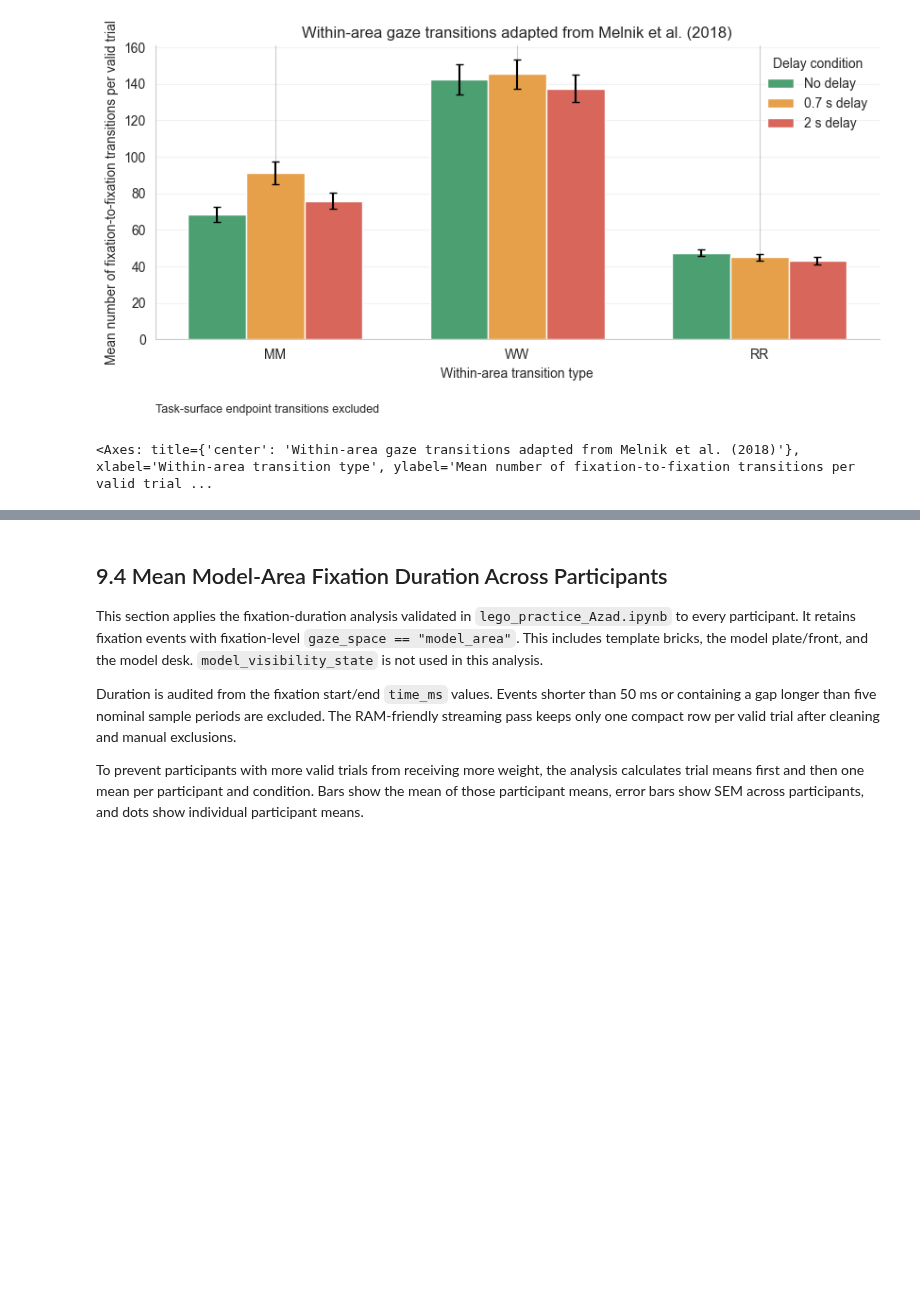
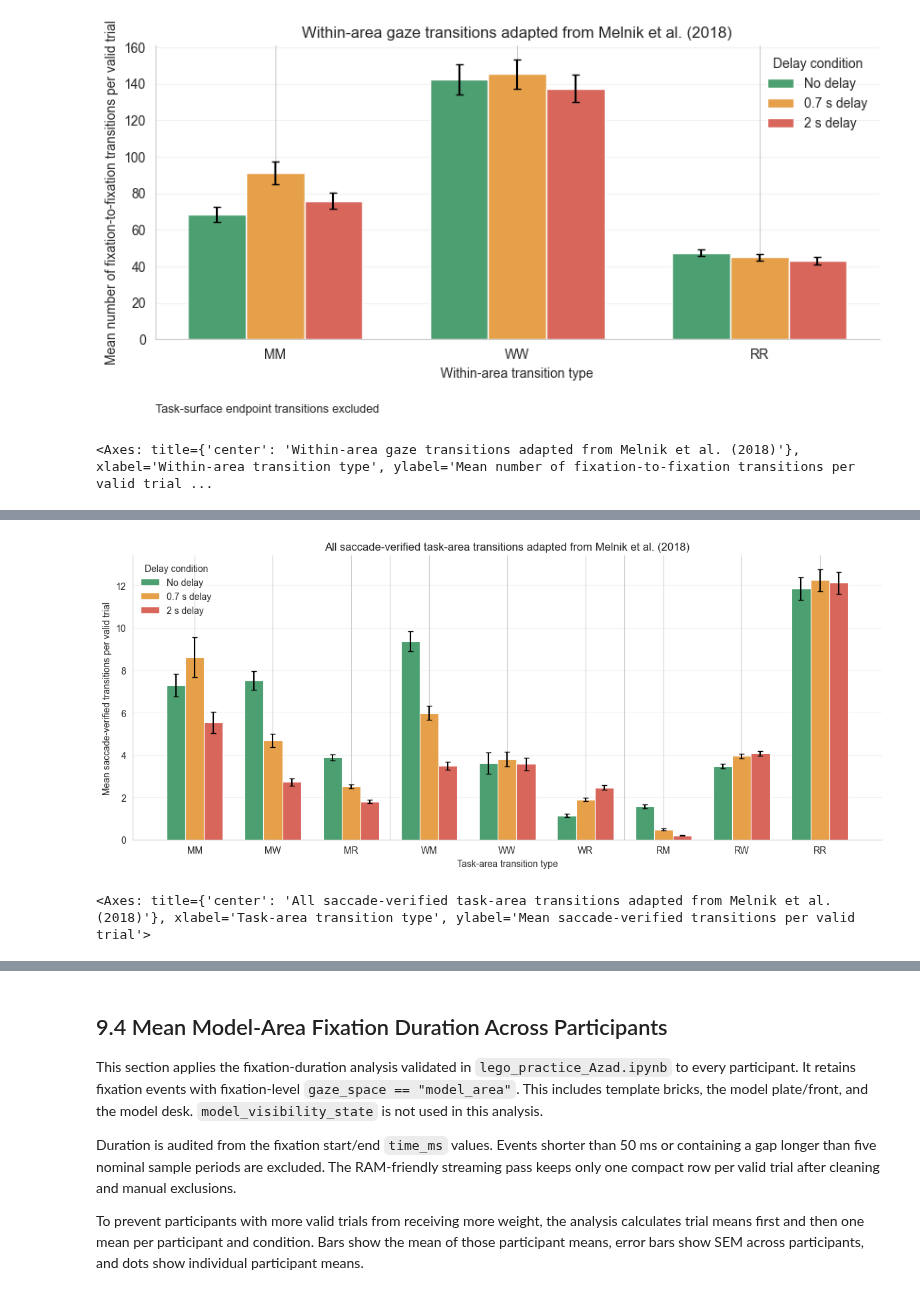
Before and after one commit to JohnMadrid/lego-vr-analysis, a Jupyter notebook: eye-classification/notebooks/practice.ipynb, the cells around one changed output, grey strips where cells are left out. Cells and saved outputs as stored; diff of their text form; code cells hidden in the pictures; blank space fills up the shorter version.

```diff
--- a/eye-classification/notebooks/practice.ipynb
+++ b/eye-classification/notebooks/practice.ipynb
@@ -1619 +2085,69 @@ SEM transitions per valid trial:
+# %%
+SACCADE_VERIFIED_ALL_TYPES = [
+    "MM", "MW", "MR",
+    "WM", "WW", "WR",
+    "RM", "RW", "RR",
+]
+
+
+def plot_all_saccade_verified_task_transitions(
+    summary,
+    transition_types=SACCADE_VERIFIED_ALL_TYPES,
+):
+    """Plot all corrected transition types in Model, Work, Resource origin order."""
+    condition_numbers = [
+        condition for condition in MELNIK_CONDITION_LABELS
+        if condition in set(summary["condition_number"])
+    ]
+    x = np.arange(len(transition_types), dtype=float)
+    width = 0.24 if len(condition_numbers) == 3 else 0.32
+    offsets = (
+        np.arange(len(condition_numbers)) - (len(condition_numbers) - 1) / 2
+    ) * width
+
+    fig, ax = plt.subplots(figsize=(12, 5.2))
+    for offset, condition in zip(offsets, condition_numbers):
+        condition_summary = (
+            summary[summary["condition_number"].eq(condition)]
+            .set_index("transition_type")
+            .reindex(transition_types)
+        )
+        means = condition_summary["mean_transitions"].fillna(0).to_numpy(dtype=float)
+        sems = condition_summary["sem_transitions"].fillna(0).to_numpy(dtype=float)
+        ax.bar(
+            x + offset,
+            means,
+            width=width,
+            yerr=sems,
+            capsize=3,
+            color=SACCADE_VERIFIED_CONDITION_COLORS[condition],
+            edgecolor="white",
+            linewidth=0.8,
+            label=MELNIK_CONDITION_LABELS[condition],
+        )
+
+    # Separate transitions originating in M, W, and R without changing the order.
+    ax.axvline(2.5, color="#B8B8B8", linewidth=0.8, alpha=0.7)
+    ax.axvline(5.5, color="#B8B8B8", linewidth=0.8, alpha=0.7)
+    ax.set_title("All saccade-verified task-area transitions adapted from Melnik et al. (2018)")
+    ax.set_xlabel("Task-area transition type")
+    ax.set_ylabel("Mean saccade-verified transitions per valid trial")
+    ax.set_xticks(x)
+    ax.set_xticklabels(transition_types)
+    ax.legend(title="Delay condition", frameon=False)
+    ax.grid(axis="y", alpha=0.25)
+    ax.spines["top"].set_visible(False)
+    ax.spines["right"].set_visible(False)
+    ax.set_axisbelow(True)
+    plt.tight_layout()
+    plt.show()
+    return ax
+
+
+plot_all_saccade_verified_task_transitions(
+    all_participant_saccade_verified_transition_summary
+)
+# %% [output]
+[figure, added]
+<Axes: title={'center': 'All saccade-verified task-area transitions adapted from Melnik et al. (2018)'}, xlabel='Task-area transition type', ylabel='Mean saccade-verified transitions per valid trial'>
 # %% [markdown]
```
Also changed, not shown: parts of 11 cells of this notebook.
